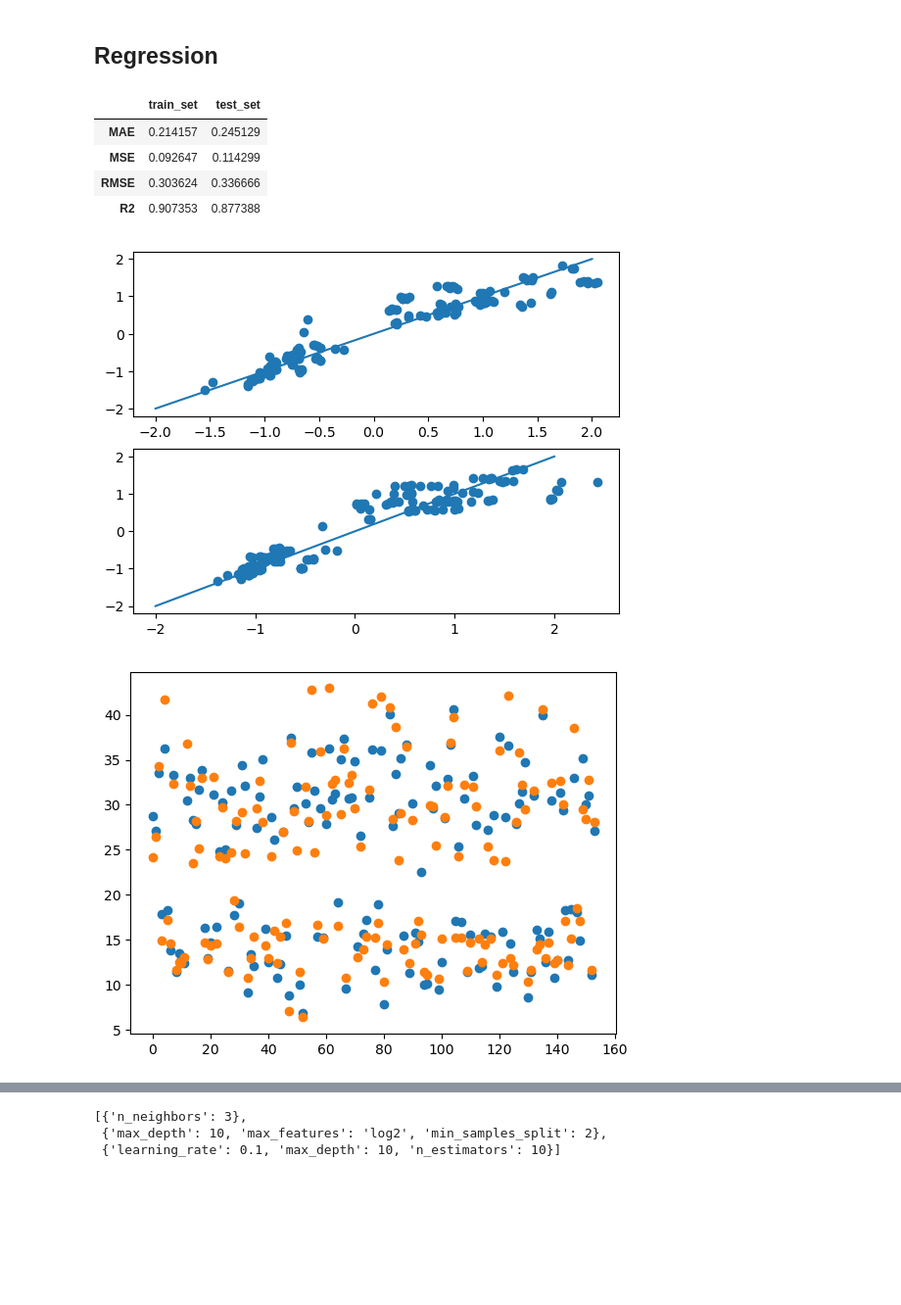
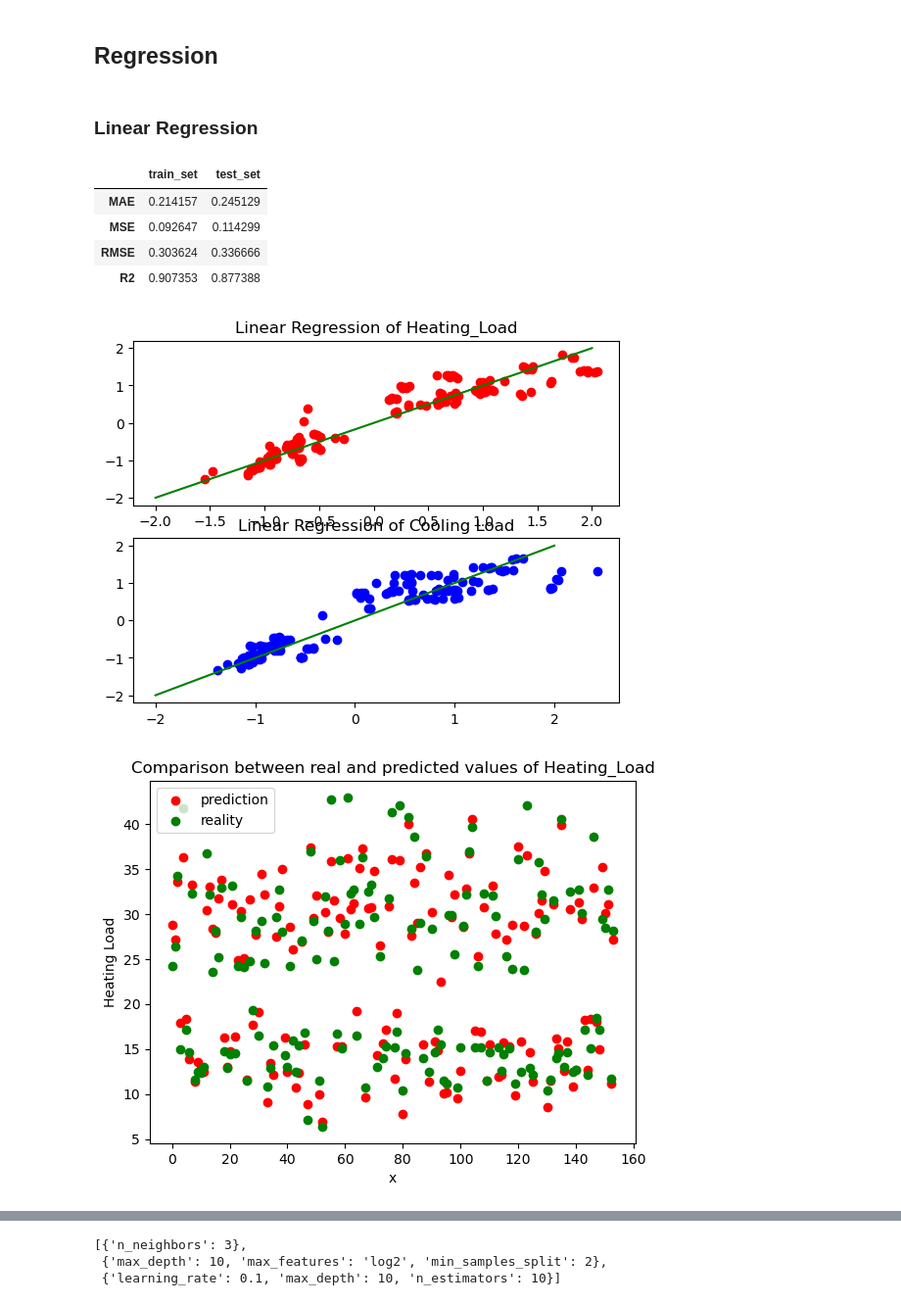
Before and after one commit to AmauryMaros/Energy_efficiency_modelisation, a Jupyter notebook: energy_efficiency.ipynb, the cells around one changed output, grey strips where cells are left out. Shown at 98% size. Drawn from its saved outputs; the diff is of its cells as text; code cells hidden in the pictures; blank space fills up the shorter version.

Commit message:
visualization

```diff
--- a/energy_efficiency.ipynb
+++ b/energy_efficiency.ipynb
@@ -288,58 +293,60 @@ X_test_scaled = scaler.transform(X_test)
 target_scaler = StandardScaler()
 y_train_scaled = target_scaler.fit_transform(y_train)
 y_test_scaled = target_scaler.transform(y_test)
+# %% [markdown]
+### Linear Regression
 # %%
-from sklearn.metrics import mean_squared_error, mean_absolute_error
 lr = LinearRegression()
 lr.fit(X_train_scaled, y_train_scaled)
-
-y_pred_lr = lr.predict(X_test_scaled)
-y_pred_lr_train = lr.predict(X_train_scaled)
+y_pred = lr.predict(X_test_scaled)
+y_pred_train = lr.predict(X_train_scaled)
 
 # training set
-mae_lr_train = mean_absolute_error(y_train_scaled,y_pred_lr_train)
-mse_lr_train = mean_squared_error(y_train_scaled,y_pred_lr_train,squared=True)
-rmse_lr_train = mean_squared_error(y_train_scaled,y_pred_lr_train,squared=False)
+mae_train = mean_absolute_error(y_train_scaled,y_pred_train)
+mse_train = mean_squared_error(y_train_scaled,y_pred_train,squared=True)
+rmse_train = mean_squared_error(y_train_scaled,y_pred_train,squared=False)
 r2_train = lr.score(X_train_scaled, y_train_scaled)
 
 # test set
-mae_lr_test = mean_absolute_error(y_test_scaled,y_pred_lr)
-mse_lr_test = mean_squared_error(y_test_scaled,y_pred_lr,squared=True)
-rmse_lr_test = mean_squared_error(y_test_scaled,y_pred_lr,squared=False)
+mae_test = mean_absolute_error(y_test_scaled,y_pred)
+mse_test = mean_squared_error(y_test_scaled,y_pred,squared=True)
+rmse_test = mean_squared_error(y_test_scaled,y_pred,squared=False)
 r2_test = lr.score(X_test_scaled, y_test_scaled)
 
-train_set = [mae_lr_train,mse_lr_train,rmse_lr_train,r2_train]
-test_set = [mae_lr_test,mse_lr_test,rmse_lr_test,r2_test]
+train_set = [mae_train,mse_train,rmse_train,r2_train]
+test_set = [mae_test,mse_test,rmse_test,r2_test]
 
 scores = pd.DataFrame({"train_set": train_set, "test_set": test_set}, index=['MAE','MSE','RMSE','R2'])
+
+scores
+# %% [output]
+|  | train_set | test_set |
+| MAE | 0.214157 | 0.245129 |
+| MSE | 0.092647 | 0.114299 |
+| RMSE | 0.303624 | 0.336666 |
+| R2 | 0.907353 | 0.877388 |
-# %%
-scores
-# %% [output]
-|  | train_set | test_set |
-| MAE | 0.214157 | 0.245129 |
-| MSE | 0.092647 | 0.114299 |
-| RMSE | 0.303624 | 0.336666 |
-| R2 | 0.907353 | 0.877388 |
 # %%
 heating, cooling = [], []
 
 for element in y_test_scaled :
     heating.append(element[0])
     cooling.append(element[1])
 
 heating_pred, cooling_pred = [], []
 
-for element in y_pred_lr :
+for element in y_pred :
     heating_pred.append(element[0])
     cooling_pred.append(element[1])
 
 plt.subplot(211)
-plt.scatter(heating, heating_pred)
-plt.plot([-2,2],[-2,2]);
+plt.scatter(heating, heating_pred, color = 'red')
+plt.plot([-2,2],[-2,2], color ='green')
+plt.title("Linear Regression of Heating_Load");
 
 plt.subplot(212)
-plt.scatter(cooling, cooling_pred)
-plt.plot([-2,2],[-2,2]);
+plt.scatter(cooling, cooling_pred, color='blue')
+plt.plot([-2,2],[-2,2], color='green')
+plt.title("Linear Regression of Cooling Load");
 # %% [output]
-[figure, old version]
+[figure, new version]
 # %%
@@ -348,8 +357,12 @@ y_pred_inverse = target_scaler.inverse_transform(y_pred_lr)
 heating_inverse = [i[0] for i in y_pred_inverse]
 cooling_inverse = [i[1] for i in y_pred_inverse]
 # %%
-plt.scatter(range(len(heating_inverse)), heating_inverse)
-plt.scatter(range(len(y_test['Heating_Load'])), y_test['Heating_Load']);
+plt.scatter(range(len(heating_inverse)), heating_inverse, color = 'red', label="prediction")
+plt.scatter(range(len(y_test['Heating_Load'])), y_test['Heating_Load'], color = 'green', label="reality")
+plt.xlabel('x')
+plt.ylabel('Heating Load')
+plt.title("Comparison between real and predicted values of Heating_Load")
+plt.legend();
 # %% [output]
-[figure, old version]
+[figure, new version]
 # %%
```
Also changed, not shown: parts of 7 cells of this notebook.
